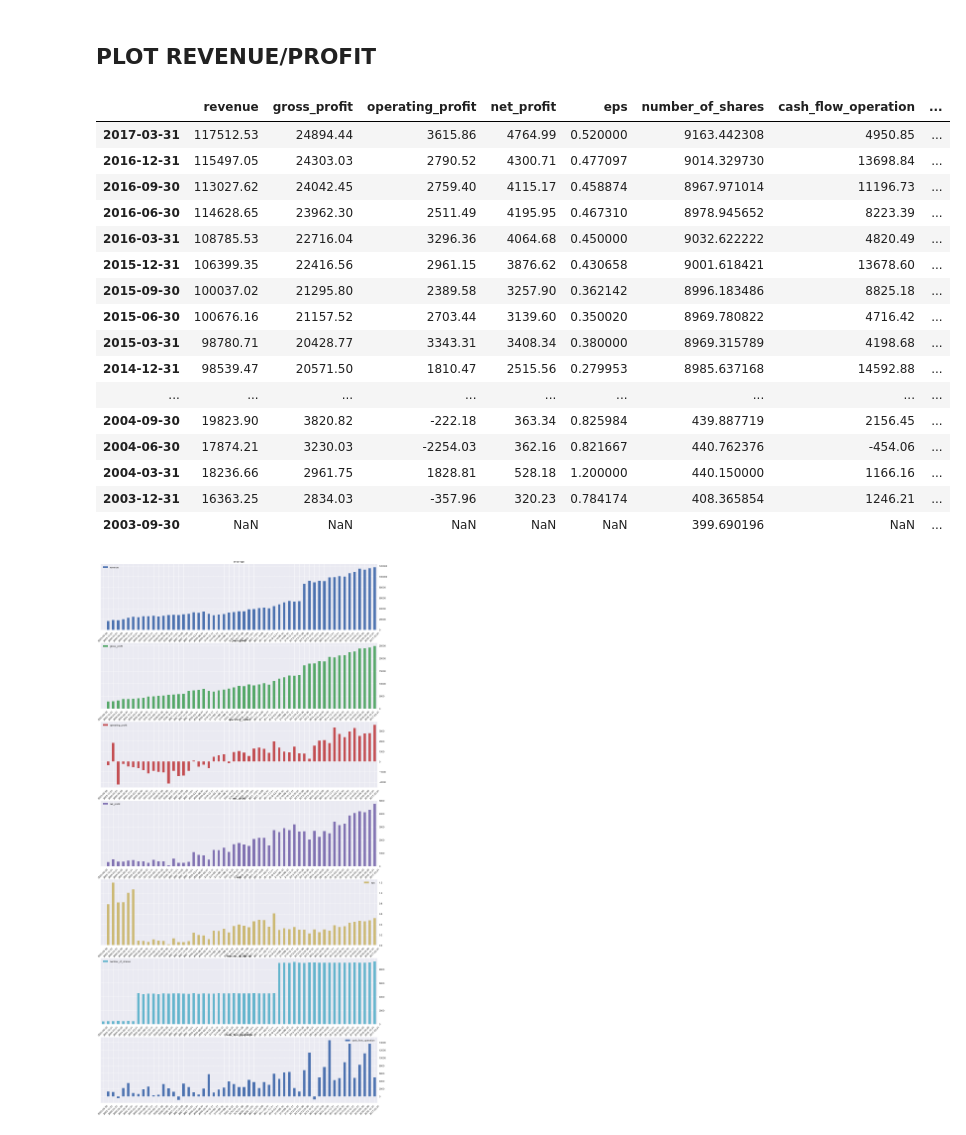
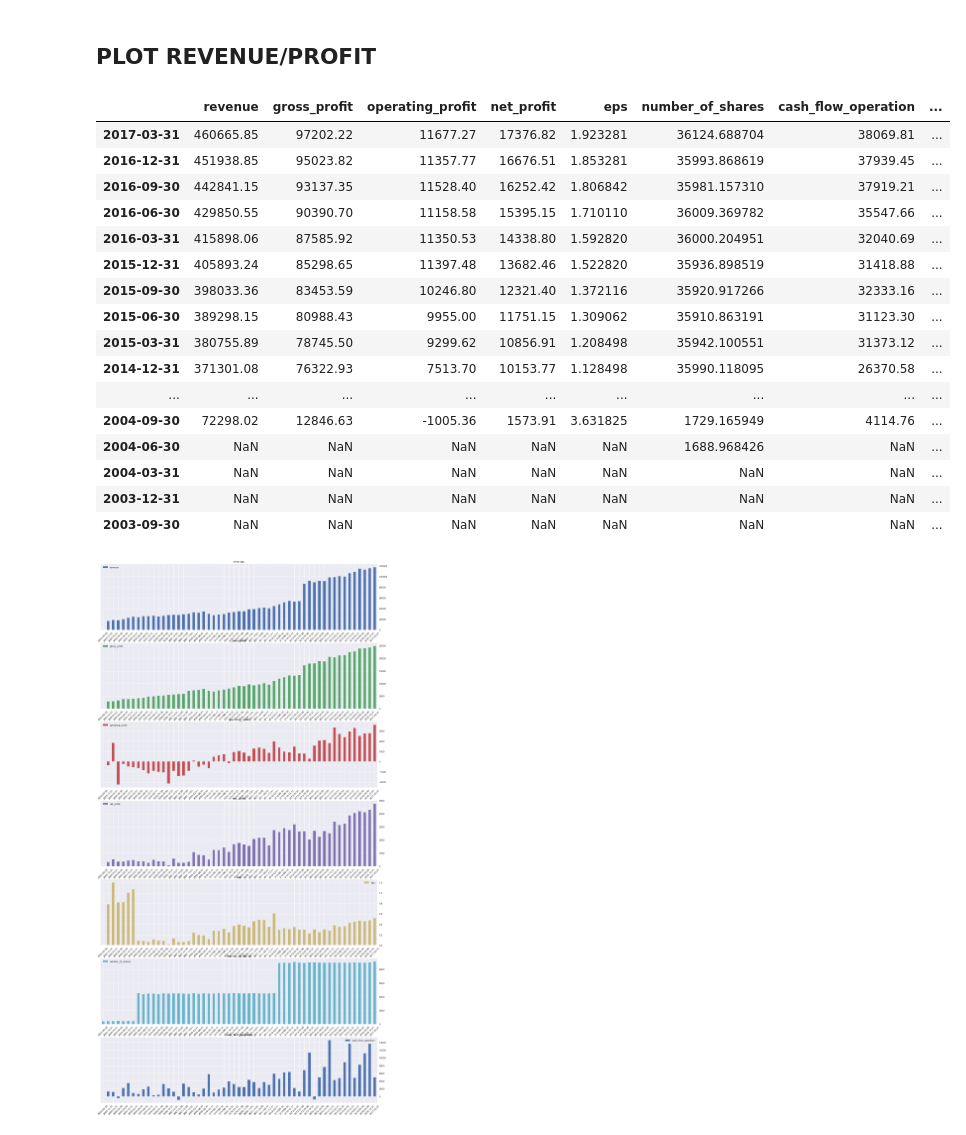
Before and after one commit to dsysbydx/project-potzy, a Jupyter notebook: notebook/main_dash_board.ipynb, the cells around one changed output. Cells and saved outputs as stored; diff of their text form; code cells hidden in the pictures.

```diff
--- a/notebook/main_dash_board.ipynb
+++ b/notebook/main_dash_board.ipynb
@@ -35,25 +32,25 @@ dfs=df[df.ticker==ticker].sort_index()
 ## PLOT REVENUE/PROFIT
 # %%
 cols=['revenue','gross_profit','operating_profit','net_profit','eps',"number_of_shares",'cash_flow_operation','cash_flow_investment','cash_flow_financing']
-dfs[cols].rolling(window=1).sum().sort_index(ascending=False)
+dfs[cols].rolling(window=4).sum().sort_index(ascending=False)
 # %% [output]
 |  | revenue | gross_profit | operating_profit | net_profit | eps | number_of_shares | cash_flow_operation | ... |
-| 2017-03-31 | 117512.53 | 24894.44 | 3615.86 | 4764.99 | 0.520000 | 9163.442308 | 4950.85 | ... |
-| 2016-12-31 | 115497.05 | 24303.03 | 2790.52 | 4300.71 | 0.477097 | 9014.329730 | 13698.84 | ... |
-| 2016-09-30 | 113027.62 | 24042.45 | 2759.40 | 4115.17 | 0.458874 | 8967.971014 | 11196.73 | ... |
-| 2016-06-30 | 114628.65 | 23962.30 | 2511.49 | 4195.95 | 0.467310 | 8978.945652 | 8223.39 | ... |
-| 2016-03-31 | 108785.53 | 22716.04 | 3296.36 | 4064.68 | 0.450000 | 9032.622222 | 4820.49 | ... |
-| 2015-12-31 | 106399.35 | 22416.56 | 2961.15 | 3876.62 | 0.430658 | 9001.618421 | 13678.60 | ... |
-| 2015-09-30 | 100037.02 | 21295.80 | 2389.58 | 3257.90 | 0.362142 | 8996.183486 | 8825.18 | ... |
-| 2015-06-30 | 100676.16 | 21157.52 | 2703.44 | 3139.60 | 0.350020 | 8969.780822 | 4716.42 | ... |
-| 2015-03-31 | 98780.71 | 20428.77 | 3343.31 | 3408.34 | 0.380000 | 8969.315789 | 4198.68 | ... |
-| 2014-12-31 | 98539.47 | 20571.50 | 1810.47 | 2515.56 | 0.279953 | 8985.637168 | 14592.88 | ... |
+| 2017-03-31 | 460665.85 | 97202.22 | 11677.27 | 17376.82 | 1.923281 | 36124.688704 | 38069.81 | ... |
+| 2016-12-31 | 451938.85 | 95023.82 | 11357.77 | 16676.51 | 1.853281 | 35993.868619 | 37939.45 | ... |
+| 2016-09-30 | 442841.15 | 93137.35 | 11528.40 | 16252.42 | 1.806842 | 35981.157310 | 37919.21 | ... |
+| 2016-06-30 | 429850.55 | 90390.70 | 11158.58 | 15395.15 | 1.710110 | 36009.369782 | 35547.66 | ... |
+| 2016-03-31 | 415898.06 | 87585.92 | 11350.53 | 14338.80 | 1.592820 | 36000.204951 | 32040.69 | ... |
+| 2015-12-31 | 405893.24 | 85298.65 | 11397.48 | 13682.46 | 1.522820 | 35936.898519 | 31418.88 | ... |
+| 2015-09-30 | 398033.36 | 83453.59 | 10246.80 | 12321.40 | 1.372116 | 35920.917266 | 32333.16 | ... |
+| 2015-06-30 | 389298.15 | 80988.43 | 9955.00 | 11751.15 | 1.309062 | 35910.863191 | 31123.30 | ... |
+| 2015-03-31 | 380755.89 | 78745.50 | 9299.62 | 10856.91 | 1.208498 | 35942.100551 | 31373.12 | ... |
+| 2014-12-31 | 371301.08 | 76322.93 | 7513.70 | 10153.77 | 1.128498 | 35990.118095 | 26370.58 | ... |
 | ... | ... | ... | ... | ... | ... | ... | ... | ... |
-| 2004-09-30 | 19823.90 | 3820.82 | -222.18 | 363.34 | 0.825984 | 439.887719 | 2156.45 | ... |
-| 2004-06-30 | 17874.21 | 3230.03 | -2254.03 | 362.16 | 0.821667 | 440.762376 | -454.06 | ... |
-| 2004-03-31 | 18236.66 | 2961.75 | 1828.81 | 528.18 | 1.200000 | 440.150000 | 1166.16 | ... |
-| 2003-12-31 | 16363.25 | 2834.03 | -357.96 | 320.23 | 0.784174 | 408.365854 | 1246.21 | ... |
-| 2003-09-30 | NaN | NaN | NaN | NaN | NaN | 399.690196 | NaN | ... |
+| 2004-09-30 | 72298.02 | 12846.63 | -1005.36 | 1573.91 | 3.631825 | 1729.165949 | 4114.76 | ... |
+| 2004-06-30 | NaN | NaN | NaN | NaN | NaN | 1688.968426 | NaN | ... |
+| 2004-03-31 | NaN | NaN | NaN | NaN | NaN | NaN | NaN | ... |
+| 2003-12-31 | NaN | NaN | NaN | NaN | NaN | NaN | NaN | ... |
+| 2003-09-30 | NaN | NaN | NaN | NaN | NaN | NaN | NaN | ... |
 # %%
 #plot reveue, gross profit, net profit, eps
 cols=['revenue','gross_profit','operating_profit','net_profit','eps',"number_of_shares",'cash_flow_operation']
```
Also changed, not shown: parts of 3 cells of this notebook, 8 other files.
